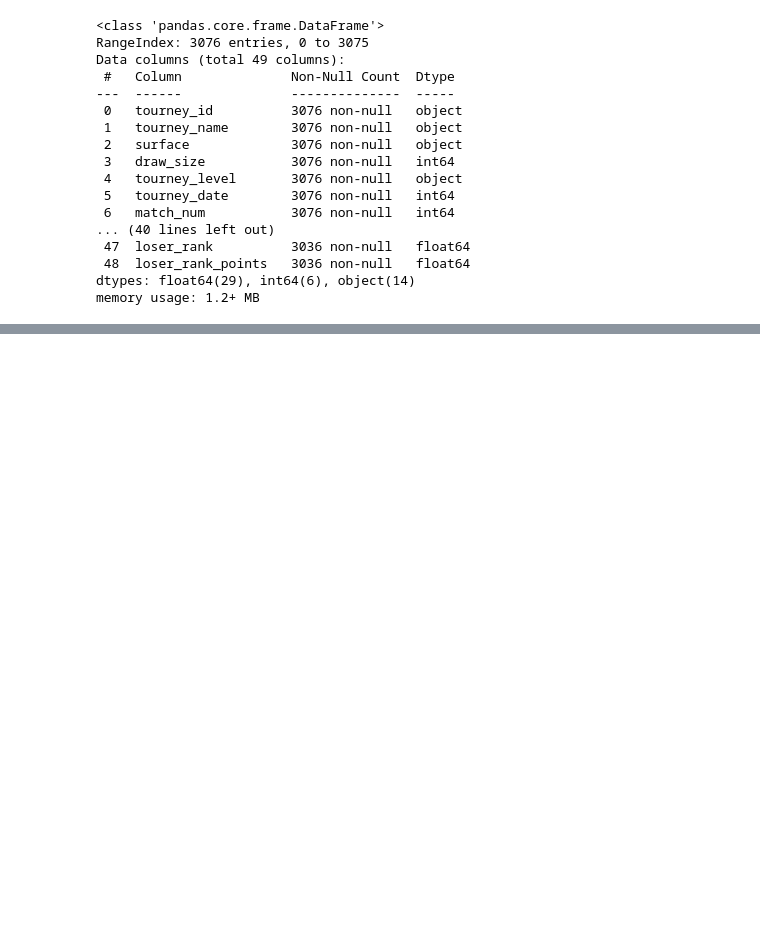
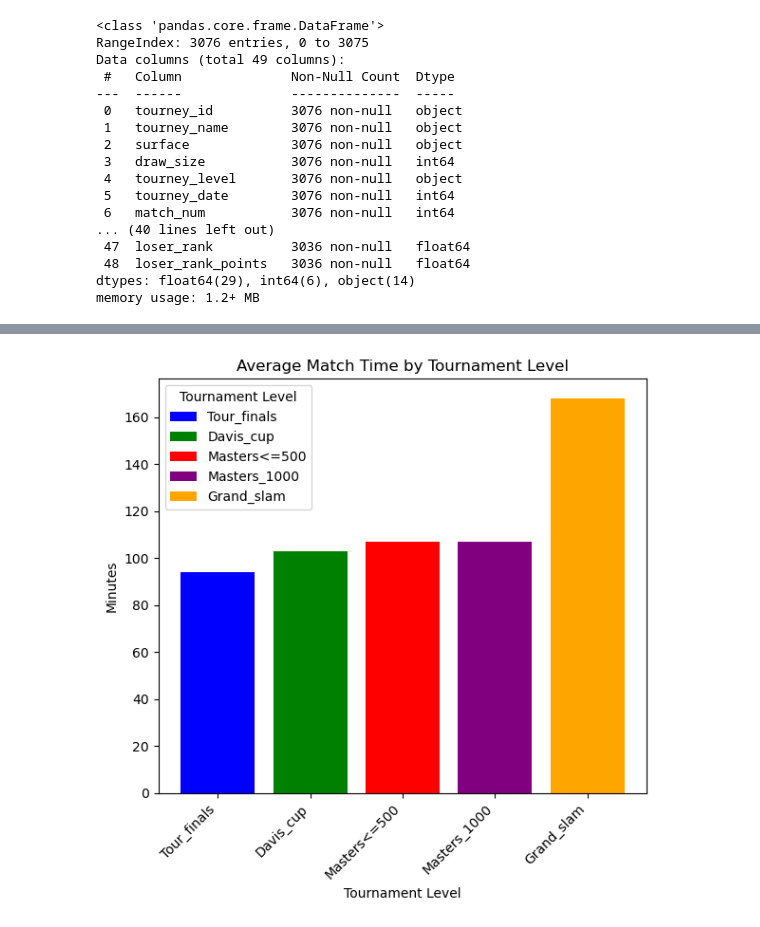
Before and after one commit to AbdelrahmanElEkiaby/Atp_2024_Season_Analysis, a Jupyter notebook: Analysis_code.ipynb, the cells around one changed output, grey strips where cells are left out. Saved outputs shown, nothing was run; the diff lists cells and outputs as text; code cells hidden in the pictures; blank space fills up the shorter version.

```diff
--- a/Analysis_code.ipynb
+++ b/Analysis_code.ipynb
@@ -48,0 +128,28 @@ memory usage: 1.2+ MB
+# %%
+types_sorted = dict(sorted(types.items(), key=lambda x: x[1])) ## sorting the keys for dictionary
+colors = ['blue', 'green', 'red', 'purple', 'orange'] # choosing the colors for the displays
+fig, ax = plt.subplots(figsize=(6, 6))
+
+bars = ax.bar(
+    types_sorted.keys(),
+    types_sorted.values(),
+    color=colors
+)
+
+ax.legend(
+    bars,
+    types_sorted.keys(),
+    title='Tournament Level',
+    loc='upper left'
+)
+
+ax.set_title('Average Match Time by Tournament Level')
+ax.set_ylabel('Minutes')
+ax.set_xlabel('Tournament Level')
+plt.xticks(rotation=45, ha='right') #fixing the gaps between the bars for better attirbute visualization
+plt.tight_layout()
+
+
+plt.show()
+# %% [output]
+[figure, added]
```
Also changed, not shown: parts of 8 cells of this notebook.
